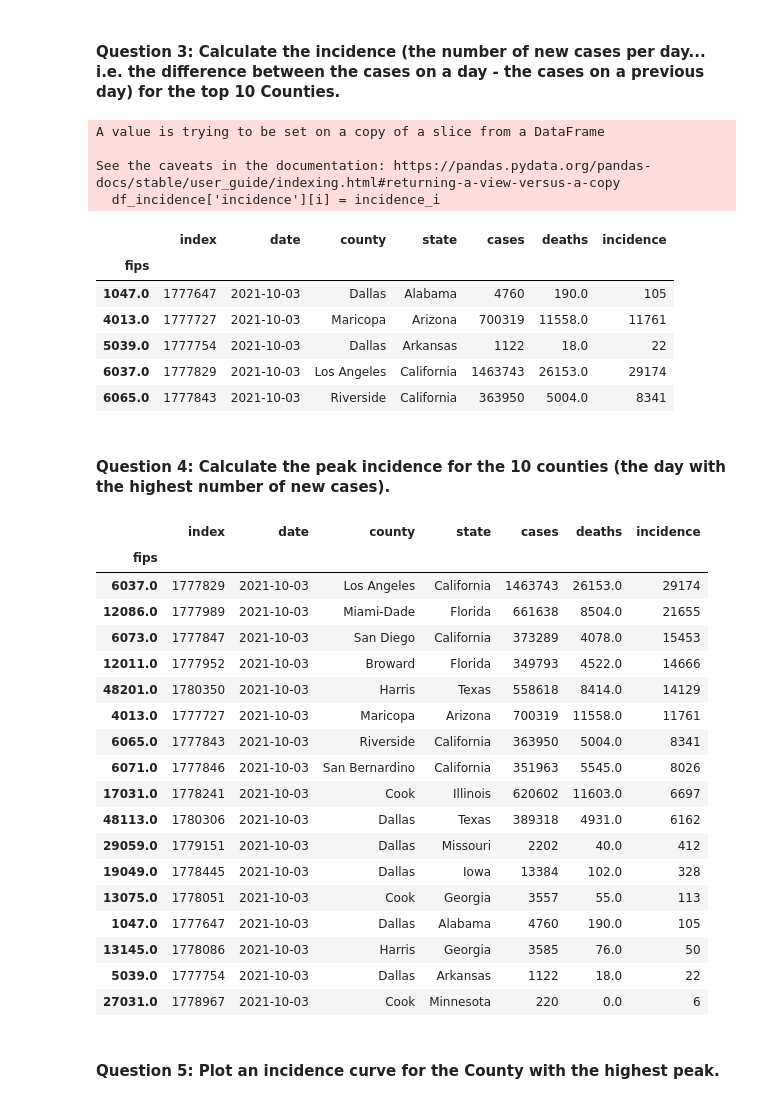
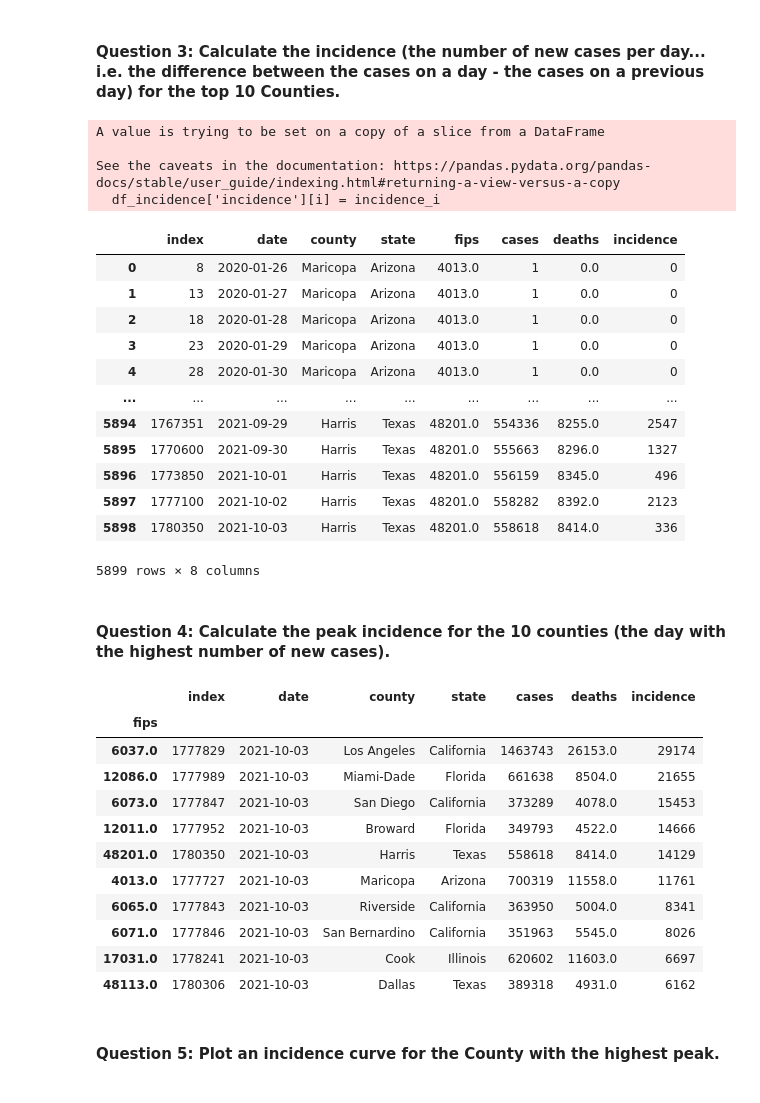
Before and after one commit to CMU-MS-DAS-Modern-Programming-Mini/ClassAssignmentNo4, a Jupyter notebook: US County Data - pandas.ipynb, the cells around one changed output. Cells and saved outputs as stored; diff of their text form; code cells hidden in the pictures.

```diff
--- a/US County Data - pandas.ipynb
+++ b/US County Data - pandas.ipynb
@@ -22,10 +22,11 @@ df['date'] = df['date'].apply(pd.to_datetime)
 # %% [markdown]
 #### Question 1: Produce a DataFrame that contains only the data for the top 10 Counties by total number of cases
 # %%
-top_counties = df.groupby('fips').max().sort_values('cases', ascending = False)['county'].tolist()
-df_top_ten_counties = df[df['county'].isin(top_counties[0:10])]
+top_counties = df.groupby('fips').max().sort_values('cases', ascending = False).reset_index()['fips'].tolist()
+df_top_ten_counties = df[df['fips'].isin(top_counties[0:10])]
 
-df_top_ten_counties.head()
+
+df_top_ten_counties
 # %% [output]
 |  | date | county | state | fips | cases | deaths |
 | 3 | 2020-01-24 | Cook | Illinois | 17031.0 | 1 | 0.0 |
@@ -52,33 +70,41 @@ df_top_five_states.head()
 # %%
 df_incidence = df_top_ten_counties.sort_values(['fips', 'date']).reset_index()
 df_incidence['incidence'] = 0
 
 for i in range(df_incidence.shape[0]):
     if (i != 0):
         if (df_incidence['fips'][i] == df_incidence['fips'][i-1]):
             incidence_i = df_incidence['cases'][i] - df_incidence['cases'][i-1]
 
             if (incidence_i >= 0):
                 df_incidence['incidence'][i] = incidence_i
 
 
 df_incidence.groupby('fips').max().head()
+df_incidence
 # %% [output]
 A value is trying to be set on a copy of a slice from a DataFrame
 
 See the caveats in the documentation: https://pandas.pydata.org/pandas-docs/stable/user_guide/indexing.html#returning-a-view-versus-a-copy
   df_incidence['incidence'][i] = incidence_i
-|  | index | date | county | state | cases | deaths | incidence |
-| fips |  |  |  |  |  |  |  |
-| 1047.0 | 1777647 | 2021-10-03 | Dallas | Alabama | 4760 | 190.0 | 105 |
-| 4013.0 | 1777727 | 2021-10-03 | Maricopa | Arizona | 700319 | 11558.0 | 11761 |
-| 5039.0 | 1777754 | 2021-10-03 | Dallas | Arkansas | 1122 | 18.0 | 22 |
-| 6037.0 | 1777829 | 2021-10-03 | Los Angeles | California | 1463743 | 26153.0 | 29174 |
-| 6065.0 | 1777843 | 2021-10-03 | Riverside | California | 363950 | 5004.0 | 8341 |
+|  | index | date | county | state | fips | cases | deaths | incidence |
+| 0 | 8 | 2020-01-26 | Maricopa | Arizona | 4013.0 | 1 | 0.0 | 0 |
+| 1 | 13 | 2020-01-27 | Maricopa | Arizona | 4013.0 | 1 | 0.0 | 0 |
+| 2 | 18 | 2020-01-28 | Maricopa | Arizona | 4013.0 | 1 | 0.0 | 0 |
+| 3 | 23 | 2020-01-29 | Maricopa | Arizona | 4013.0 | 1 | 0.0 | 0 |
+| 4 | 28 | 2020-01-30 | Maricopa | Arizona | 4013.0 | 1 | 0.0 | 0 |
+| ... | ... | ... | ... | ... | ... | ... | ... | ... |
+| 5894 | 1767351 | 2021-09-29 | Harris | Texas | 48201.0 | 554336 | 8255.0 | 2547 |
+| 5895 | 1770600 | 2021-09-30 | Harris | Texas | 48201.0 | 555663 | 8296.0 | 1327 |
+| 5896 | 1773850 | 2021-10-01 | Harris | Texas | 48201.0 | 556159 | 8345.0 | 496 |
+| 5897 | 1777100 | 2021-10-02 | Harris | Texas | 48201.0 | 558282 | 8392.0 | 2123 |
+| 5898 | 1780350 | 2021-10-03 | Harris | Texas | 48201.0 | 558618 | 8414.0 | 336 |
+5899 rows × 8 columns
 # %% [markdown]
 #### Question 4: Calculate the peak incidence for the 10 counties (the day with the highest number of new cases).
 # %%
-df_incidence.groupby('fips').max().sort_values('incidence', ascending = False)
+df_peak = df_incidence.groupby('fips').max().sort_values('incidence', ascending = False)
+df_peak
 # %% [output]
 |  | index | date | county | state | cases | deaths | incidence |
 | fips |  |  |  |  |  |  |  |
@@ -92,13 +118,6 @@ df_incidence.groupby('fips').max().sort_values('incidence', ascending = False)
 | 6071.0 | 1777846 | 2021-10-03 | San Bernardino | California | 351963 | 5545.0 | 8026 |
 | 17031.0 | 1778241 | 2021-10-03 | Cook | Illinois | 620602 | 11603.0 | 6697 |
 | 48113.0 | 1780306 | 2021-10-03 | Dallas | Texas | 389318 | 4931.0 | 6162 |
-| 29059.0 | 1779151 | 2021-10-03 | Dallas | Missouri | 2202 | 40.0 | 412 |
-| 19049.0 | 1778445 | 2021-10-03 | Dallas | Iowa | 13384 | 102.0 | 328 |
-| 13075.0 | 1778051 | 2021-10-03 | Cook | Georgia | 3557 | 55.0 | 113 |
-| 1047.0 | 1777647 | 2021-10-03 | Dallas | Alabama | 4760 | 190.0 | 105 |
-| 13145.0 | 1778086 | 2021-10-03 | Harris | Georgia | 3585 | 76.0 | 50 |
-| 5039.0 | 1777754 | 2021-10-03 | Dallas | Arkansas | 1122 | 18.0 | 22 |
-| 27031.0 | 1778967 | 2021-10-03 | Cook | Minnesota | 220 | 0.0 | 6 |
 # %% [markdown]
 #### Question 5: Plot an incidence curve for the County with the highest peak.
 # %%
```
Also changed, not shown: parts of 4 cells of this notebook.
